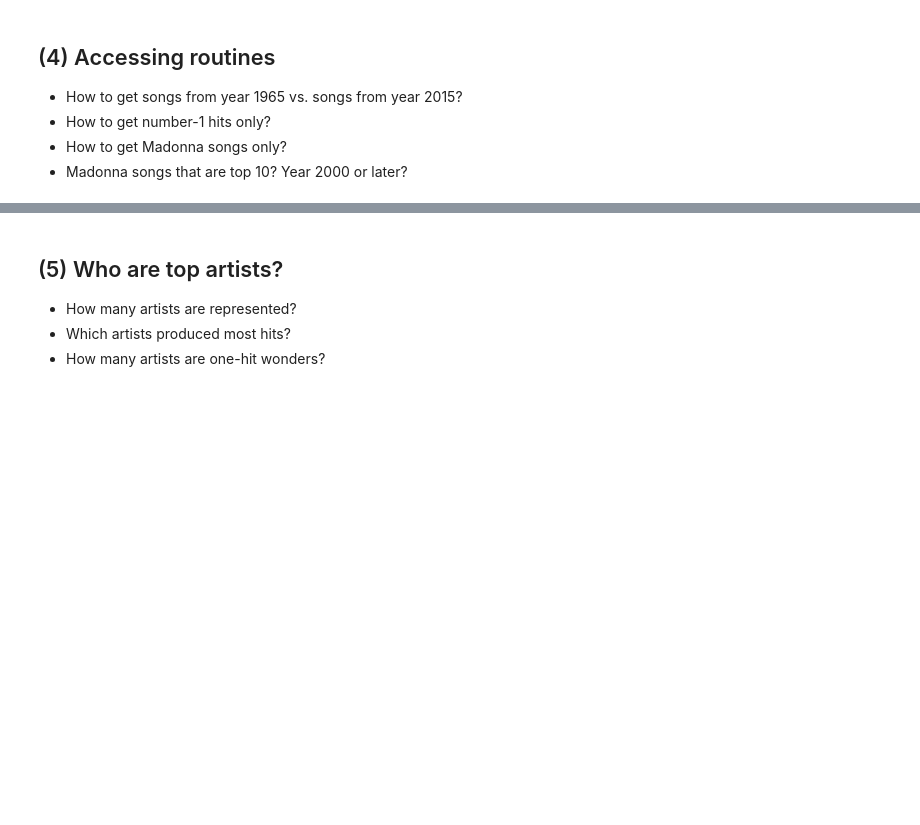
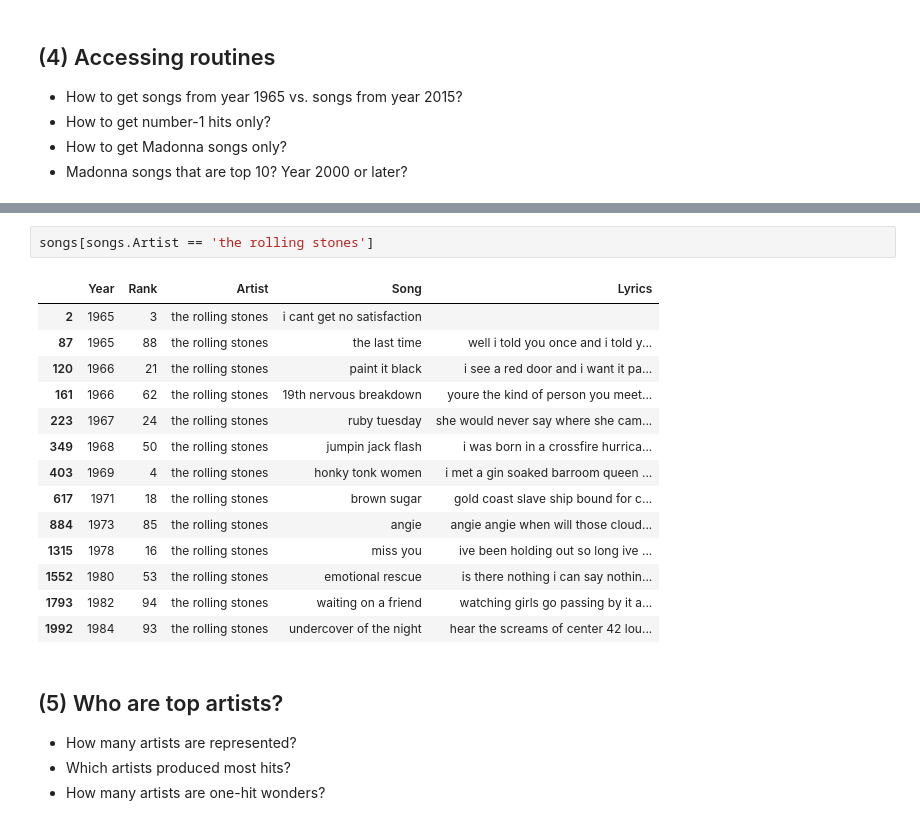
Before and after one commit to mmj32/Class-Practice-Repo, a Jupyter notebook: activity3/pop_music_lyrics_NARAE.ipynb, the cells around one changed output, grey strips where cells are left out. Saved outputs shown, nothing was run; the diff lists cells and outputs as text; blank space fills up the shorter version.

```diff
--- a/activity3/pop_music_lyrics_NARAE.ipynb
+++ b/activity3/pop_music_lyrics_NARAE.ipynb
@@ -88,3 +153,20 @@ songs.head()
+# %%
+songs[songs.Artist == 'the rolling stones']
+# %% [output]
+|  | Year | Rank | Artist | Song | Lyrics |
+| 2 | 1965 | 3 | the rolling stones | i cant get no satisfaction |  |
+| 87 | 1965 | 88 | the rolling stones | the last time | well i told you once and i told y... |
+| 120 | 1966 | 21 | the rolling stones | paint it black | i see a red door and i want it pa... |
+| 161 | 1966 | 62 | the rolling stones | 19th nervous breakdown | youre the kind of person you meet... |
+| 223 | 1967 | 24 | the rolling stones | ruby tuesday | she would never say where she cam... |
+| 349 | 1968 | 50 | the rolling stones | jumpin jack flash | i was born in a crossfire hurrica... |
+| 403 | 1969 | 4 | the rolling stones | honky tonk women | i met a gin soaked barroom queen ... |
+| 617 | 1971 | 18 | the rolling stones | brown sugar | gold coast slave ship bound for c... |
+| 884 | 1973 | 85 | the rolling stones | angie | angie angie when will those cloud... |
+| 1315 | 1978 | 16 | the rolling stones | miss you | ive been holding out so long ive ... |
+| 1552 | 1980 | 53 | the rolling stones | emotional rescue | is there nothing i can say nothin... |
+| 1793 | 1982 | 94 | the rolling stones | waiting on a friend | watching girls go passing by it a... |
+| 1992 | 1984 | 93 | the rolling stones | undercover of the night | hear the screams of center 42 lou... |
 # %% [markdown]
 ## (5) Who are top artists?
 - How many artists are represented?
```
Also changed, not shown: parts of 6 cells of this notebook.
